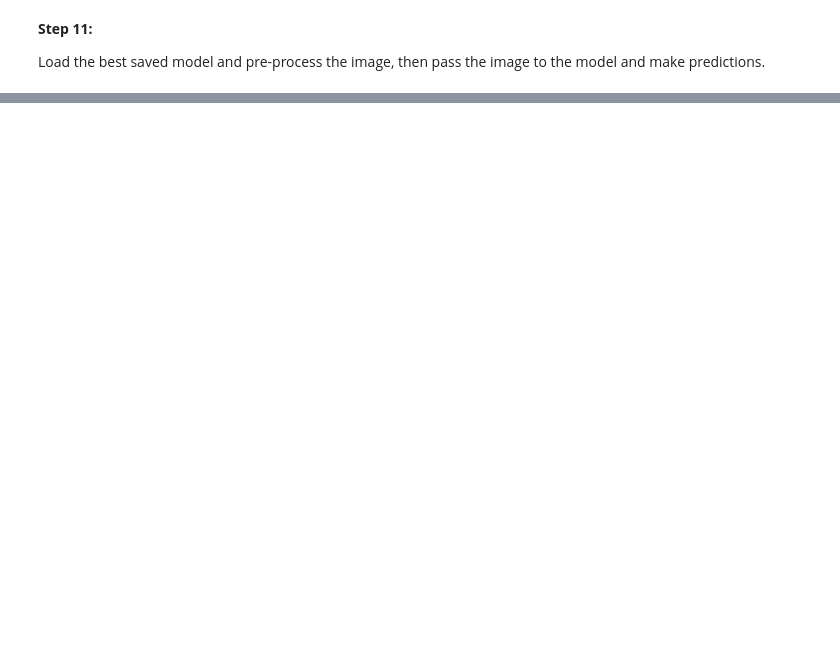
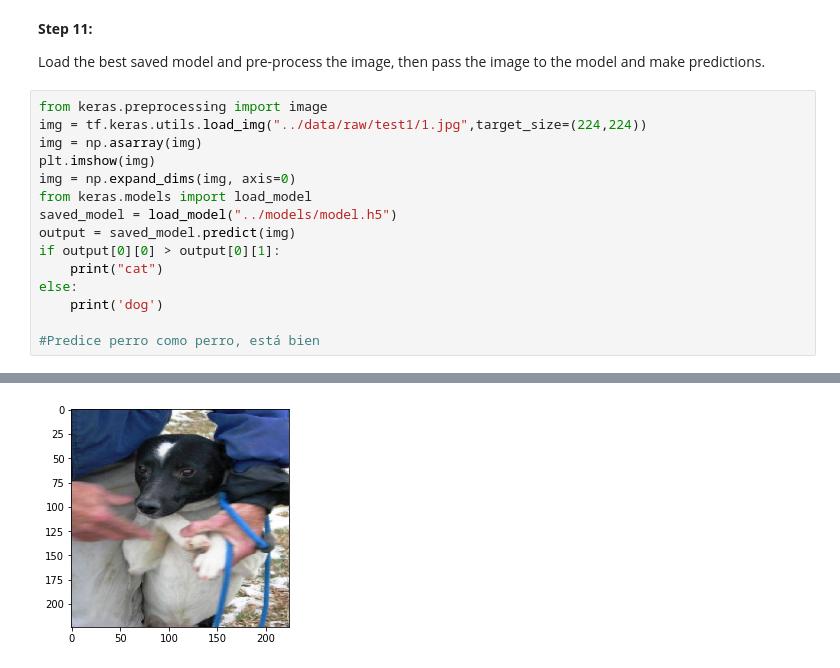
Before and after one commit to easyundercover/image-classifier-project, a Jupyter notebook: src/explore.ipynb, the cells around one changed output, grey strips where cells are left out. Cells and saved outputs as stored; diff of their text form; blank space fills up the shorter version.

```diff
--- a/src/explore.ipynb
+++ b/src/explore.ipynb
@@ -217,3 +203,19 @@ NameError: name 'h' is not defined
 **Step 11:**
 
 Load the best saved model and pre-process the image, then pass the image to the model and make predictions.
+# %%
+from keras.preprocessing import image
+img = tf.keras.utils.load_img("../data/raw/test1/1.jpg",target_size=(224,224))
+img = np.asarray(img)
+plt.imshow(img)
+img = np.expand_dims(img, axis=0)
+from keras.models import load_model
+saved_model = load_model("../models/model.h5")
+output = saved_model.predict(img)
+if output[0][0] > output[0][1]:
+    print("cat")
+else:
+    print('dog')
+
+#Predice perro como perro, está bien
+# %% [output]
@@ -219,0 +224 @@ Load the best saved model and pre-process the image, then pass the image to the
+[figure, added]
```
Also changed, not shown: parts of 3 cells of this notebook, 1 other file.
